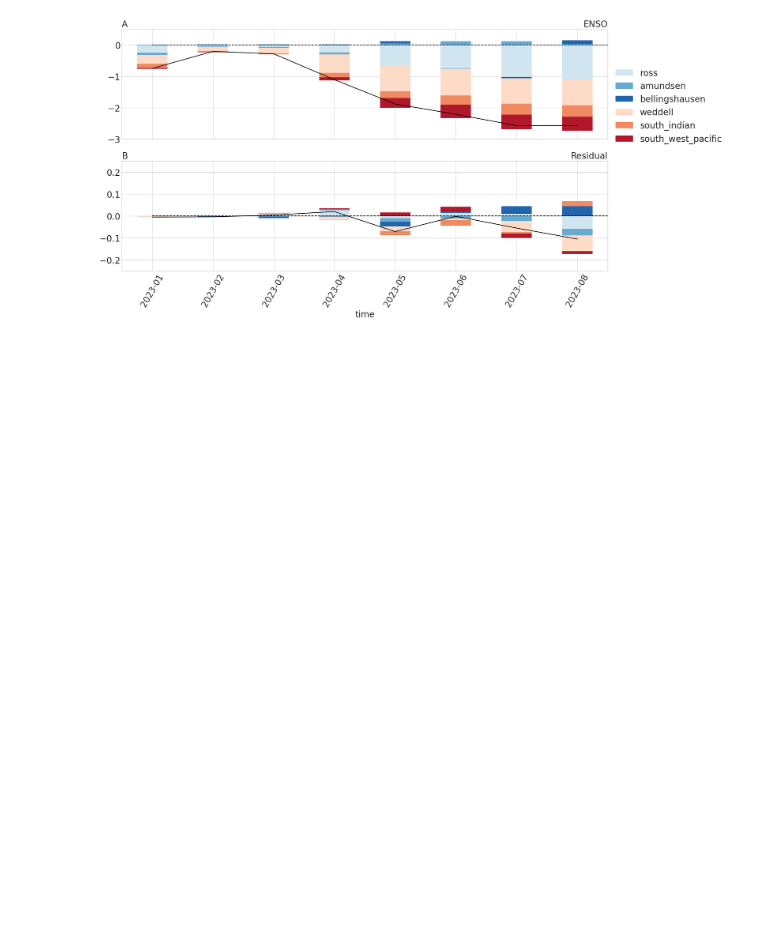
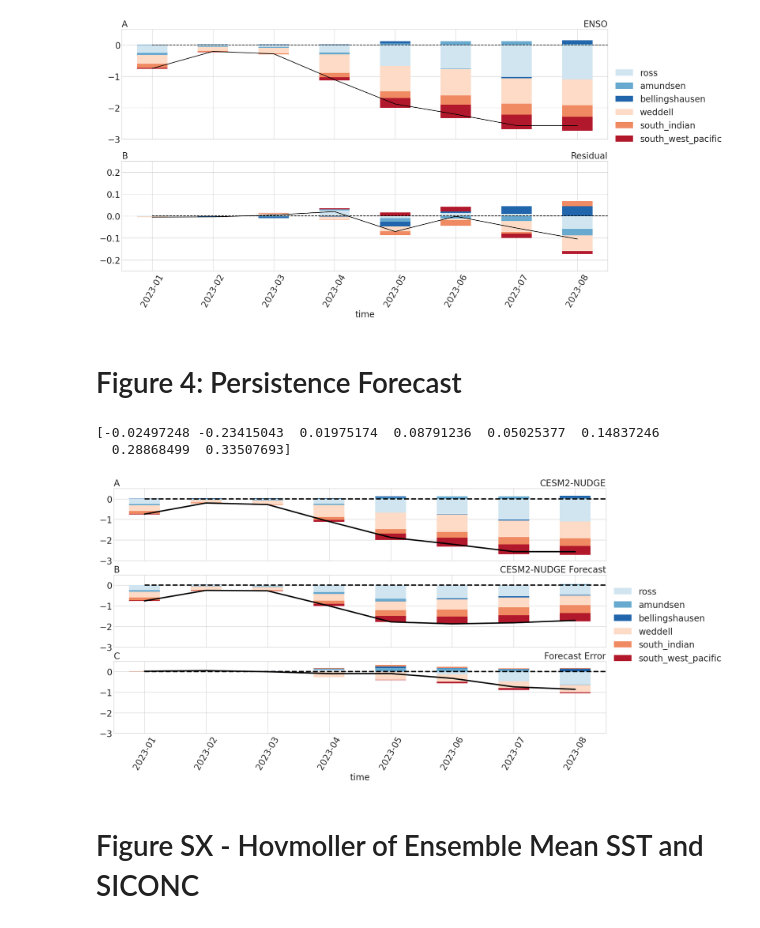
Before and after one commit to zacespinosa/SI-Antarctic, a Jupyter notebook: visualize/analysis_timeseries.ipynb, the cells around one changed output. Cells and saved outputs as stored; diff of their text form; code cells hidden in the pictures; blank space fills up the shorter version.

```diff
--- a/visualize/analysis_timeseries.ipynb
+++ b/visualize/analysis_timeseries.ipynb
@@ -255,3 +580,5 @@ def timeseries(time_params):
 timeseries(time_params)
 # %% [output]
 [figure]
+# %% [markdown]
+# Figure 4: Persistence Forecast
@@ -257,0 +613,63 @@ timeseries(time_params)
+# %%
+cesm2_ice_ens = load_ensemble(file_name=f"si_CESM_SH_anoms.nc", ens_mems=ENSEMBLE_MEMBERS).mean("year")
+cesm2_ice_ens_regions = load_ensemble(file_name=f"si_regions_CESM_anoms.nc", ens_mems=ENSEMBLE_MEMBERS).mean("year")
+
+time_params = {
+    "time_range": slice("2023-01-15", "2023-08-15"),
+    "ticklabels": np.arange("2023-01-15", "2023-09-15", dtype="datetime64[M]"),
+}
+
+def timeseries(time_params):
+    linewidth = 3
+    fig, (ax1, ax2, ax3) = plt.subplots(3, 1, figsize=(20,10), sharex=True)
+    # Plot Line for CESM2-NUDGE
+    sia_cesm2 = si_cesm2["sia"].sel(time=time_params["time_range"])
+    ax1.hlines(0, xmin=0, xmax=len(sia_cesm2), color="black", linewidth=linewidth, linestyle="dashed")
+    ax1.plot(sia_cesm2, color="black", linewidth=linewidth)
+    # Plot Line for CESM2-NUDGE Forecast
+    sia_cesm2_ens = cesm2_ice_ens["sia"].sel(time=time_params["time_range"])
+    ax2.hlines(0, xmin=0, xmax=len(sia_cesm2_ens), color="black", linewidth=linewidth, linestyle="dashed")
+    ax2.plot(sia_cesm2_ens, color="black", linewidth=linewidth)
+    # Plot Line for diff
+    sia_diff = sia_cesm2 - sia_cesm2_ens
+    ax3.hlines(0, xmin=0, xmax=len(sia_diff), color="black", linewidth=linewidth, linestyle="dashed")
+    ax3.plot(sia_diff, color="black", linewidth=linewidth)
+
+    # Plot Bar Charts for CESM2-NUDGE
+    sia_regions_cesm2 = si_regions_cesm2["sia"].sel(time=time_params["time_range"])
+    sia_regions_cesm2.to_pandas().T.plot.bar(ax=ax1, stacked=True, legend=False, color=colors)
+    # Plot Bar Charts for CESM2-NUDGE Forecast
+    sia_regions_cesm2_ens = cesm2_ice_ens_regions["sia"].sel(time=time_params["time_range"])
+    sia_regions_cesm2_ens.to_pandas().T.plot.bar(ax=ax2, stacked=True, legend=False, color=colors)
+    # Plot Bar Charts for diff
+    sia_regions_cesm2_diff = sia_regions_cesm2 - sia_regions_cesm2_ens
+    sia_regions_cesm2_diff.to_pandas().T.plot.bar(ax=ax3, stacked=True, legend=False, color=colors)
+
+    print((sia_diff / sia_cesm2).values)
+    # Add Styling
+    ax3.set_xticks(np.arange(0, len(sia_cesm2)))
+    ax3.set_xticklabels(time_params["ticklabels"], rotation=60)
+
+    ax1.set_title(loc="right", label="CESM2-NUDGE")
+    ax1.set_title(loc="left", label="A")
+
+    ax2.set_title(loc="right", label="CESM2-NUDGE Forecast")
+    ax2.set_title(loc="left", label="B")
+
+    ax3.set_title(loc="right", label="Forecast Error")
+    ax3.set_title(loc="left", label="C")
+
+    ax1.set_ylim(-3, .5)
+    ax2.set_ylim(-3, .5)
+    ax3.set_ylim(-3, .5)
+
+    plt.legend(loc='center left', bbox_to_anchor=(1.0, 1.5))
+    # plt.savefig("figures/Figure_SX_ENSO.png", dpi=400)
+
+timeseries(time_params)
+# %% [output]
+[-0.02497248 -0.23415043  0.01975174  0.08791236  0.05025377  0.14837246
+  0.28868499  0.33507693]
+[figure, added]
+# %% [markdown]
+# Figure SX - Hovmoller of Ensemble Mean SST and SICONC
```
Also changed, not shown: parts of 30 cells of this notebook, 6 other files.
